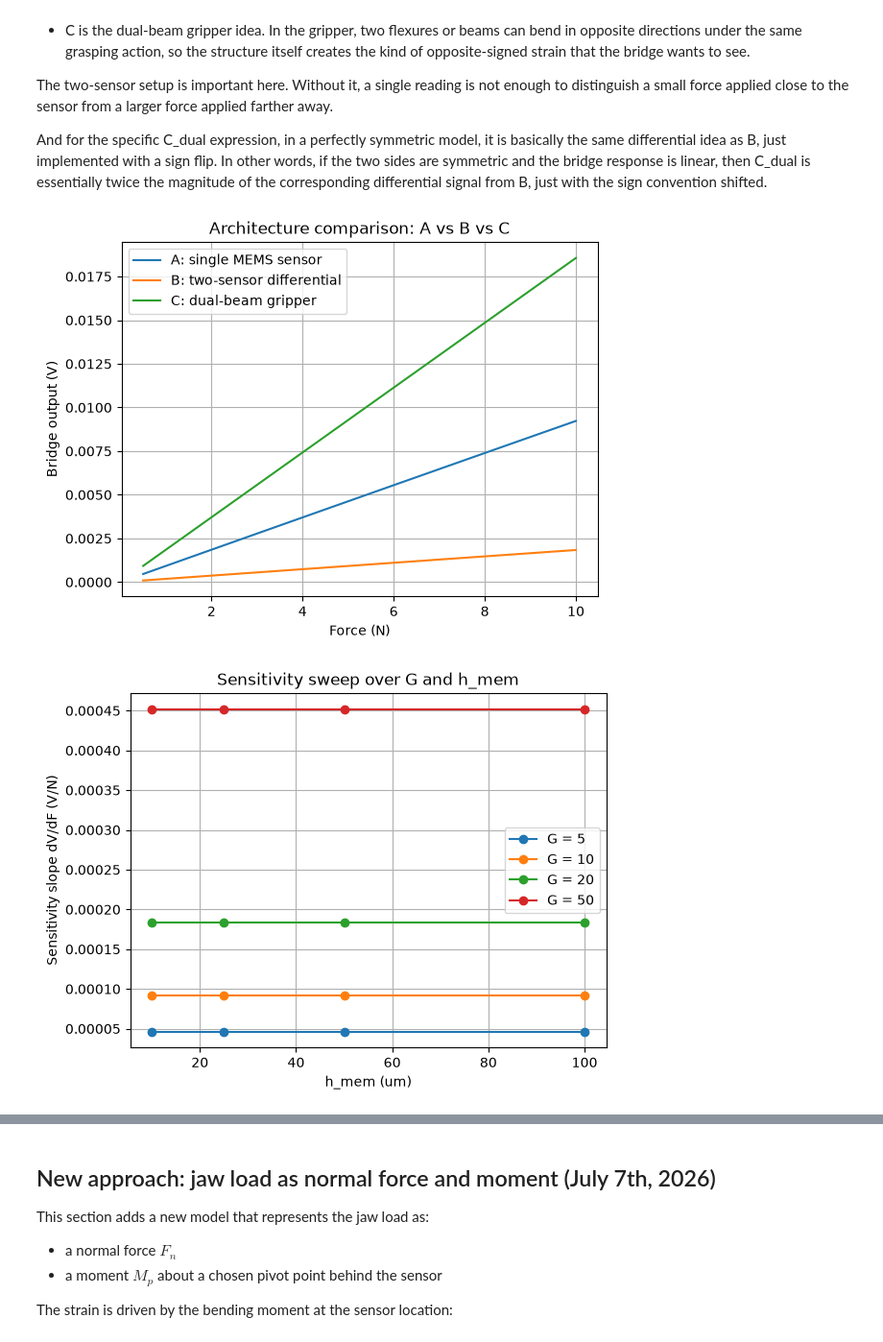
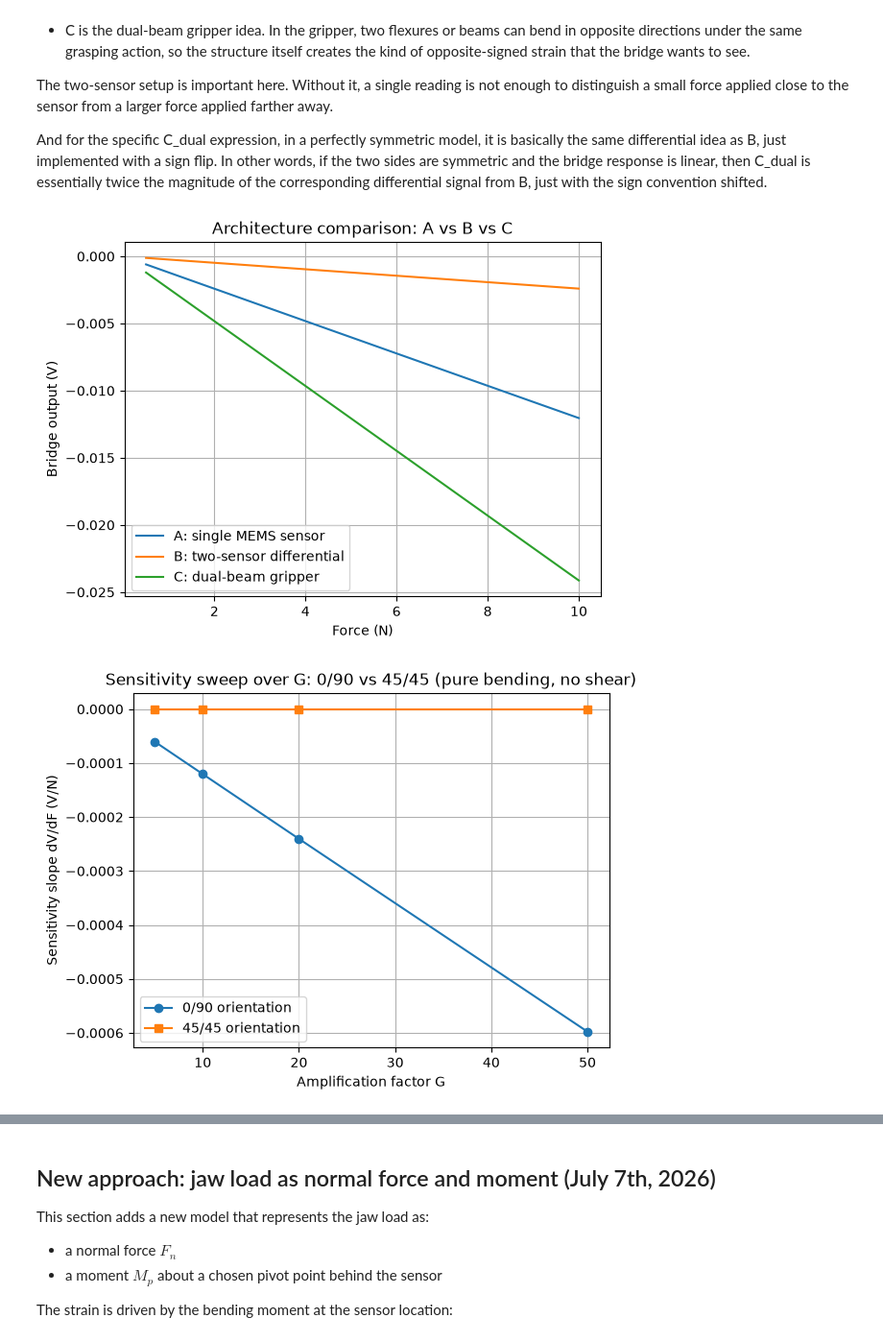
Before and after one commit to MZhouItsg/StrainSimTesting, a Jupyter notebook: 260629test.ipynb, the cells around one changed output, grey strips where cells are left out. Shown at 96% size. Cells and saved outputs as stored; diff of their text form; code cells hidden in the pictures.

Commit message:
0709 updating bridge model and torque calculation

```diff
--- a/260629test.ipynb
+++ b/260629test.ipynb
@@ -774,6 +821,7 @@ L = 0.02
 E = 200e9
 b = 0.008
 t = 0.002
+nu = 0.3
 I = b * t**3 / 12
 c = t / 2
 
@@ -790,23 +838,36 @@ R0 = 350
 GF = 2.0
 Vex = 3.3
 G = 20
-h_mem = 50e-6
 
 
 def beam_strain(F, x):
     return (F * (x_force - x)) * c / (E * I)
 
 
-def mems_bridge_output(eps, G=G, h_mem=h_mem):
+def gauge_strain(eps_x, eps_y, gamma_xy, angle_deg):
+    theta = np.deg2rad(angle_deg)
+    ct = np.cos(theta)
+    st = np.sin(theta)
+    return eps_x * ct**2 + eps_y * st**2 + gamma_xy * st * ct
+
+
+def mems_bridge_output(eps, G=G, orientation='0/90'):
     eps0 = G * eps
-    y = np.array([-0.5, 0.5, 0.5, -0.5]) * h_mem
-    kappa = eps0 / max(h_mem, 1e-12)
-    eps_local = eps0 + kappa * y
+    eps_y = -nu * eps0
 
-    R1 = R0 * (1 + GF * eps_local[0])
-    R2 = R0 * (1 + GF * eps_local[1])
-    R3 = R0 * (1 + GF * eps_local[2])
-    R4 = R0 * (1 + GF * eps_local[3])
+    if orientation == '0/90':
+        angles = np.array([0.0, 90.0, 90.0, 0.0])
+    elif orientation == '45/45':
+        angles = np.array([45.0, -45.0, -45.0, 45.0])
+    else:
+        raise ValueError("orientation must be '0/90' or '45/45'")
+
+    strains = np.array([gauge_strain(eps0, eps_y, 0.0, a) for a in angles])
+
+    R1 = R0 * (1 + GF * strains[0])
+    R2 = R0 * (1 + GF * strains[1])
+    R3 = R0 * (1 + GF * strains[2])
+    R4 = R0 * (1 + GF * strains[3])
 
     return Vex * ((R2 / (R1 + R2)) - (R4 / (R3 + R4)))
 
@@ -833,35 +894,34 @@ plt.grid()
 plt.show()
 
 # ==============================
-# B. Sweep G and h_mem for sensitivity analysis
+# B. Sweep G for sensitivity analysis
 # ==============================
 G_values = np.array([5, 10, 20, 50])
-h_mem_values = np.array([10e-6, 25e-6, 50e-6, 100e-6])
 
-sensitivity_map = []
-for G in G_values:
-    row = []
-    for h_mem in h_mem_values:
+sensitivity_map_090 = []
+sensitivity_map_4545 = []
+
+for G_val in G_values:
+    for orientation, storage in [('0/90', sensitivity_map_090), ('45/45', sensitivity_map_4545)]:
         Vdiff_list = []
         for F in forces:
             eps1 = beam_strain(F, x1)
             eps2 = beam_strain(F, x2)
-            V1 = mems_bridge_output(eps1, G=G, h_mem=h_mem)
-            V2 = mems_bridge_output(eps2, G=G, h_mem=h_mem)
+            V1 = mems_bridge_output(eps1, G=G_val, orientation=orientation)
+            V2 = mems_bridge_output(eps2, G=G_val, orientation=orientation)
             Vdiff_list.append(V1 - V2)
         slope, _ = np.polyfit(forces, Vdiff_list, 1)
-        row.append(slope)
-    sensitivity_map.append(row)
+        storage.append(slope)
 
-sensitivity_map = np.array(sensitivity_map)
+sensitivity_map_090 = np.array(sensitivity_map_090)
+sensitivity_map_4545 = np.array(sensitivity_map_4545)
 
 plt.figure()
-for i, G in enumerate(G_values):
-    plt.plot(h_mem_values * 1e6, sensitivity_map[i], marker='o', label=f'G = {G}')
-
-plt.xlabel("h_mem (um)")
+plt.plot(G_values, sensitivity_map_090, marker='o', label='0/90 orientation')
+plt.plot(G_values, sensitivity_map_4545, marker='s', label='45/45 orientation')
+plt.xlabel("Amplification factor G")
 plt.ylabel("Sensitivity slope dV/dF (V/N)")
-plt.title("Sensitivity sweep over G and h_mem")
+plt.title("Sensitivity sweep over G: 0/90 vs 45/45 (pure bending, no shear)")
 plt.legend()
 plt.grid()
 plt.show()
@@ -896,32 +956,32 @@ plt.scatter(forces, Vdiff_noisy, s=10, label="Noisy differential signal")
 plt.xlabel("Force (N)")
 plt.ylabel("V1 - V2 (V)")
 plt.title("ADC + amplifier noise effect on differential signal")
 plt.grid()
 plt.legend()
 plt.show()
 
 # ==============================
 # D. Compare linear vs polynomial calibration
 # ==============================
 Vdiff_clean = np.array(Vdiff_clean)
 Vdiff_noisy = np.array(Vdiff_noisy)
 
 linear_cal = np.polyfit(Vdiff_clean, forces, 1)
 poly_cal = np.polyfit(Vdiff_clean, forces, 3)
 
 F_lin = np.polyval(linear_cal, Vdiff_noisy)
 F_poly = np.polyval(poly_cal, Vdiff_noisy)
 
 plt.figure()
 plt.plot(forces, forces, label="True Force")
 plt.scatter(forces, F_lin, s=15, alpha=0.5, label="Linear calibration")
 plt.scatter(forces, F_poly, s=15, alpha=0.5, label="Polynomial calibration")
 plt.xlabel("True Force (N)")
 plt.ylabel("Estimated Force (N)")
 plt.title("Linear vs polynomial calibration")
 plt.legend()
 plt.grid()
 plt.show()
 # %% [output]
-[figure, old version]
+[figure, new version]
-[figure, old version]
+[figure, new version]
```
Also changed, not shown: parts of 14 cells of this notebook, 1 other file.
